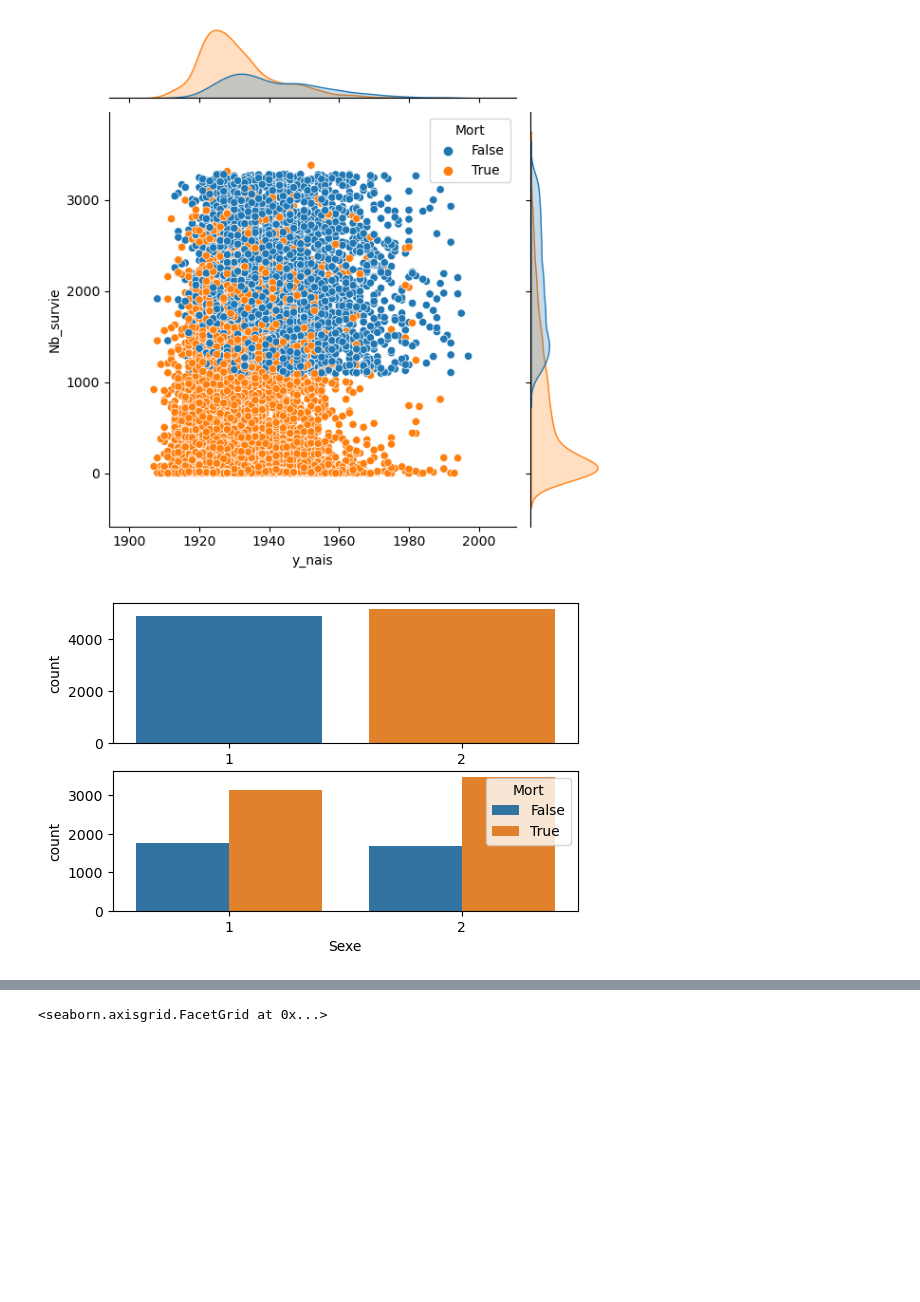
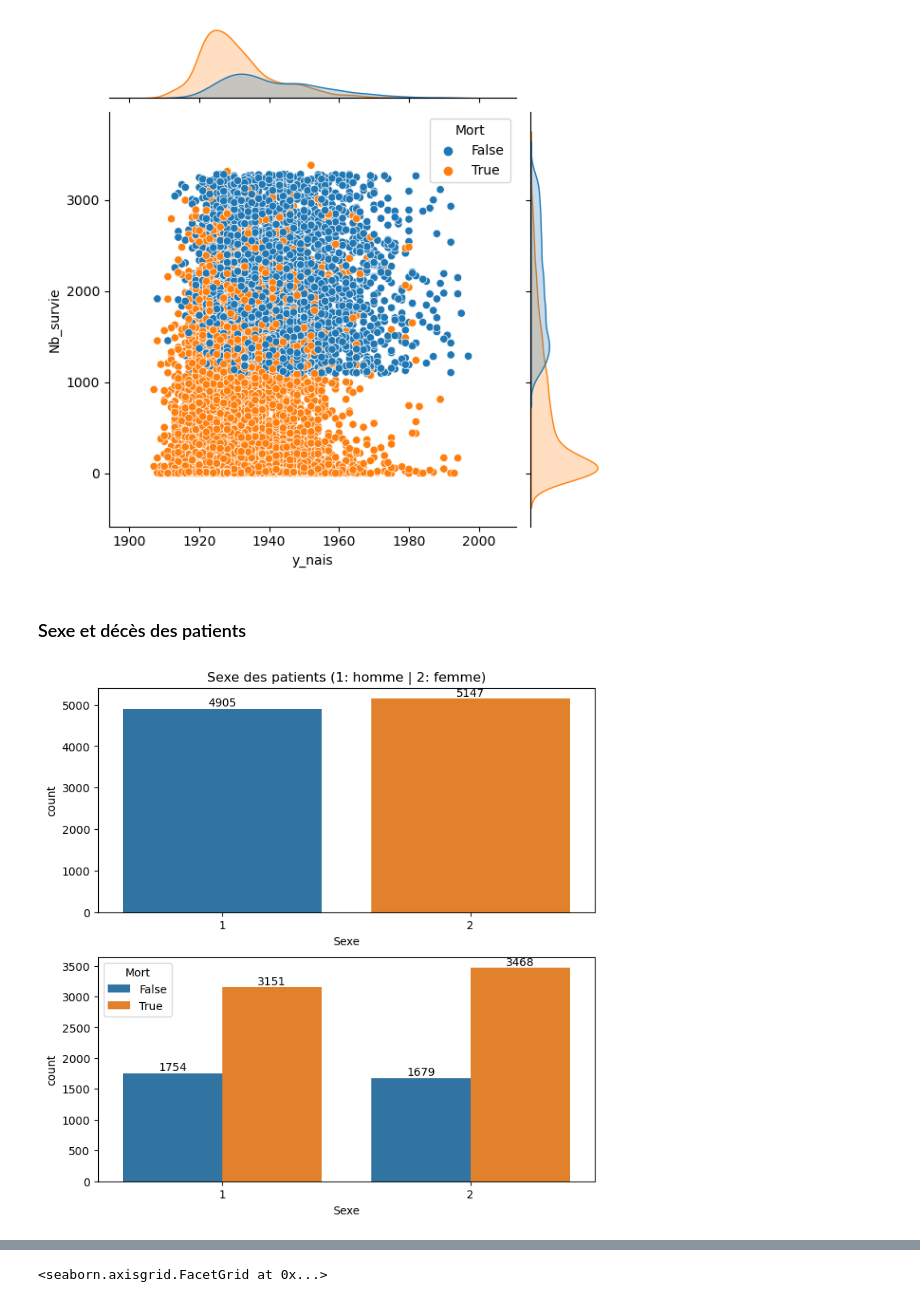
Before and after one commit to Kirscher/TextMining_Parcours_de_soin, a Jupyter notebook: EDA.ipynb, the cells around one changed output, grey strips where cells are left out. Drawn from its saved outputs; the diff is of its cells as text; code cells hidden in the pictures; blank space fills up the shorter version.

```diff
--- a/EDA.ipynb
+++ b/EDA.ipynb
@@ -51,16 +48,22 @@ sns.jointplot(data=patient, x="y_nais", y="Nb_survie", hue="Mort")
 [figure]
 # %%
 #sns.jointplot(data=patient, x="y_nais", y="Nb_survie", hue="BEN_SEX_COD")
+# %% [markdown]
+### Sexe et décès des patients
 # %%
 fig, (ax1, ax2) = plt.subplots(2, 1)
-fig.set_size_inches(6, 4)
+fig.set_size_inches(8, 8)
 
 sns.countplot(x="BEN_SEX_COD", data=patient, ax=ax1)
+ax1.set_title("Sexe des patients (1: homme | 2: femme)")
+ax1.bar_label(ax1.containers[0])
+ax1.set_xlabel("Sexe")
 
 sns.countplot(x="BEN_SEX_COD", hue="Mort", data=patient, ax=ax2)
 ax2.set_xlabel("Sexe")
-#ax2.set_ylabel('Undamped')
+ax2.bar_label(ax2.containers[0])
+ax2.bar_label(ax2.containers[1])
 
 plt.show()
 # %% [output]
-[figure, old version]
+[figure, new version]
```
Also changed, not shown: parts of 7 cells of this notebook.
